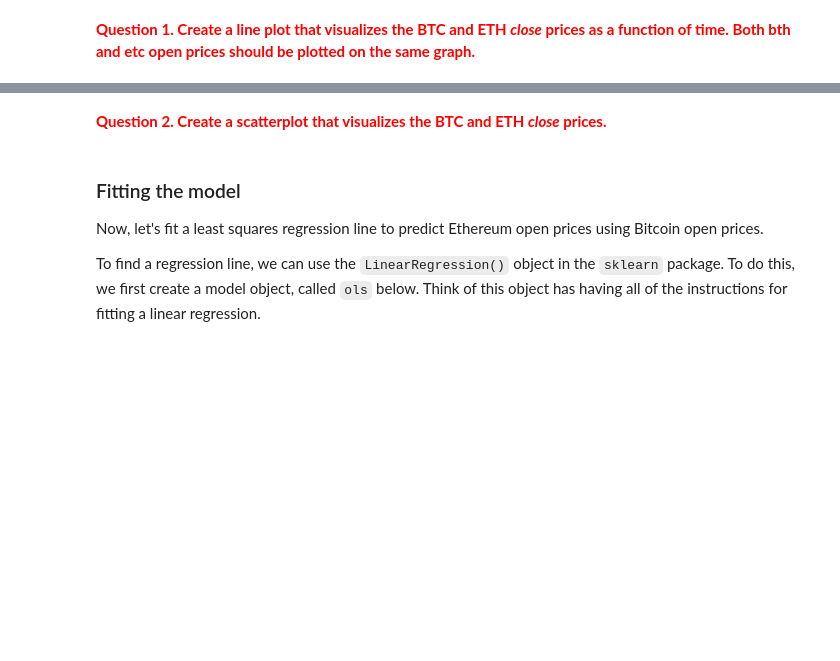
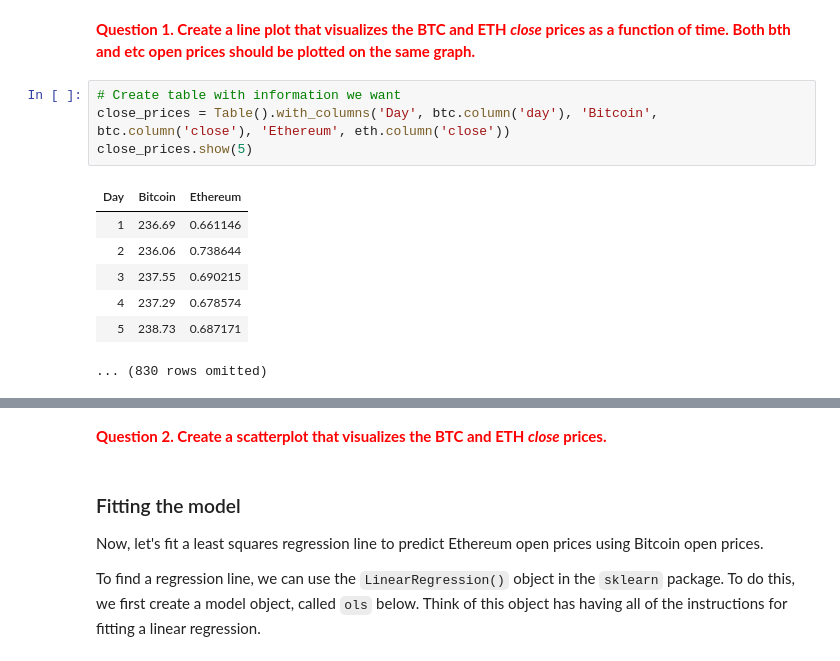
Before and after one commit to kimbrianj/bsos233-sp20, a Jupyter notebook: labs/lab8/lab8.ipynb, the cells around one changed output, grey strips where cells are left out. Cells and saved outputs as stored; diff of their text form; blank space fills up the shorter version.

```diff
--- a/labs/lab8/lab8.ipynb
+++ b/labs/lab8/lab8.ipynb
@@ -50,2 +79,14 @@ open_prices.scatter('Bitcoin','Ethereum')
 # %% [markdown]
 <font color = 'red'>**Question 1. Create a line plot that visualizes the BTC and ETH *close* prices as a function of time. Both bth and etc open prices should be plotted on the same graph.**</font>
+# %%
+# Create table with information we want
+close_prices = Table().with_columns('Day', btc.column('day'), 'Bitcoin', btc.column('close'), 'Ethereum', eth.column('close'))
+close_prices.show(5)
+# %% [output]
+| Day | Bitcoin | Ethereum |
+| 1 | 236.69 | 0.661146 |
+| 2 | 236.06 | 0.738644 |
+| 3 | 237.55 | 0.690215 |
+| 4 | 237.29 | 0.678574 |
+| 5 | 238.73 | 0.687171 |
+... (830 rows omitted)
```
Also changed, not shown: parts of 24 cells of this notebook.
